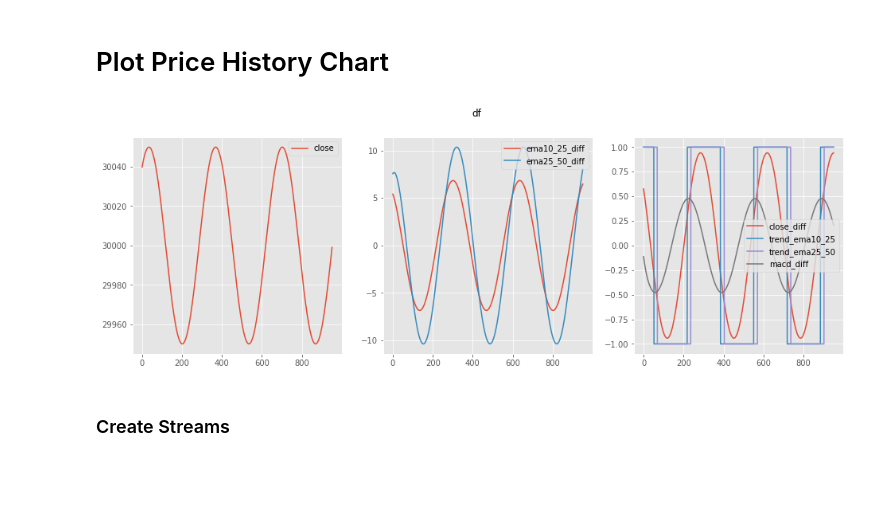
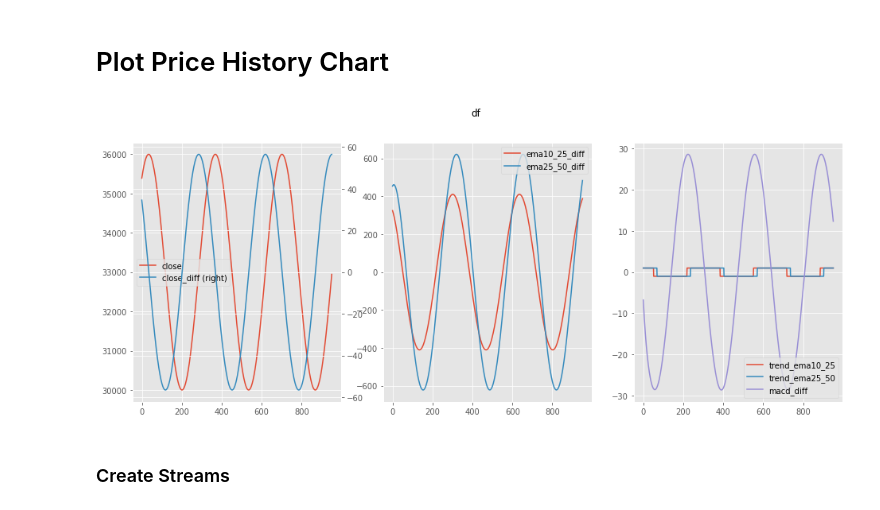
Before and after one commit to dennislwy/tensortrade-train, a Jupyter notebook: Tensortrade Train using Ray.ipynb, the cells around one changed output. Cells and saved outputs as stored; diff of their text form; code cells hidden in the pictures; blank space fills up the shorter version.

Commit message:
updated Tensortrade Train using Ray move data to inputs folder added sample sine wave data

```diff
--- a/Tensortrade Train using Ray.ipynb
+++ b/Tensortrade Train using Ray.ipynb
@@ -121,0 +128,6 @@ df['close'] = y
+# %%
+def generate_sine_data(offset=3300, amplitude=300, steps=1000, cycle=3):
+  df = pd.DataFrame()
+  [x, y] = generate_sine_series(offset, amplitude, steps, cycle)
+  df['close'] = y
+  return df
@@ -208,34 +290,39 @@ df['ema25_50_diff'].plot(grid=True, secondary_y=True, legend=True)
 # %% [markdown]
 # Plot Price History Chart
 # %%
-# #overlays = df[['ema25', 'ema50']]
-# apds = [
-#          #mpf.make_addplot(overlays, width=0.5),
-#          mpf.make_addplot(cd['emaNormDiff'], panel=2, width=0.5, ylabel='EMA\nNormalized\nDiff'),
-#          mpf.make_addplot(cd['macd_diff'], panel=3, width=0.5, ylabel='MACD Diff'),
-#        ]
-# mpf.plot(cd, type='candle',
-#          style='charles', volume=True,
-#          title='BTC/USD Full Data (%d steps)\n%s -> %s' % (data_length, cd.index[0], cd.index[data_length-1]),
-#          addplot=apds, figscale=1.2)
+if 'volume' in df:
+  overlays = cd[['ema25', 'ema50']]
+  apds = [
+          mpf.make_addplot(overlays, width=0.5),
+          mpf.make_addplot(cd['ema25_50_diff'], panel=2, width=0.5, ylabel='EMA\nDiff'),
+          mpf.make_addplot(cd['ema25_50_diff_norm'], panel=3, width=0.5, ylabel='EMA\nNormalized\nDiff'),
+          mpf.make_addplot(cd['trend_ema25_50'], panel=4, width=0.5, ylabel='EMA\nTrend'),
+          mpf.make_addplot(cd['macd_diff'], panel=5, width=0.5, ylabel='MACD Diff'),
+        ]
+  mpf.plot(cd, type='candle',
+          title='TTC/USD Full Data (%d steps)\n%s -> %s'  % (data_length, cd.index[0], cd.index[data_length-1]),
+          style='charles', volume=True,
+          addplot=apds, figscale=1.2)
 # %%
 import matplotlib.pyplot as plt
 
-def show_chart(df, columns1, columns2, columns3, title):
-    fig, axs = plt.subplots(1, 3, figsize=(16, 5))
+def show_chart(title, df, columns1, columns2, columns3, columns4):
+    fig, axs = plt.subplots(1, 3, figsize=(16, 6))
     fig.suptitle(title)
 
     df[columns1].plot(ax=axs[0], grid=True)
-    df[columns2].plot(ax=axs[1], grid=True)
-    df[columns3].plot(ax=axs[2], grid=True)
+    df[columns2].plot(ax=axs[0], grid=True, secondary_y=True)
+    df[columns3].plot(ax=axs[1], grid=True)
+    df[columns4].plot(ax=axs[2], grid=True)
 # %%
 columns1 = ['close']
-columns2 = ['ema10_25_diff', 'ema25_50_diff']
-columns3 = ['close_diff', 'trend_ema10_25', 'trend_ema25_50', 'macd_diff']
+columns2 = ['close_diff']
+columns3 = ['ema10_25_diff', 'ema25_50_diff']
+columns4 = ['trend_ema10_25', 'trend_ema25_50', 'macd_diff']
 # %%
-show_chart(df, columns1, columns2, columns3, 'df')
+show_chart('df', df, columns1, columns2, columns3, columns4)
 # %% [output]
-[figure, old version]
+[figure, new version]
 # %% [markdown]
 ### Create Streams
 # %%
```
Also changed, not shown: parts of 47 cells of this notebook, 15 other files.
